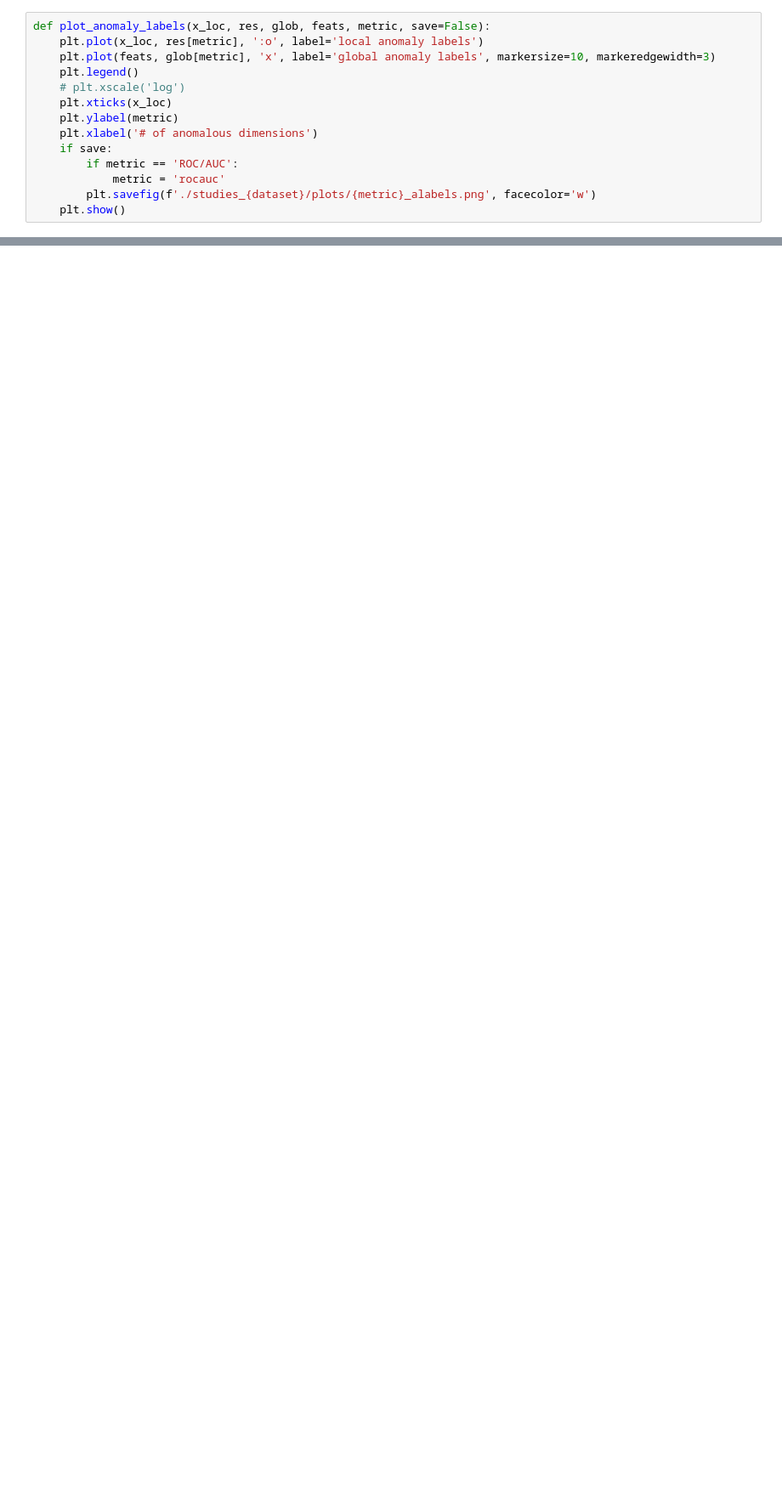
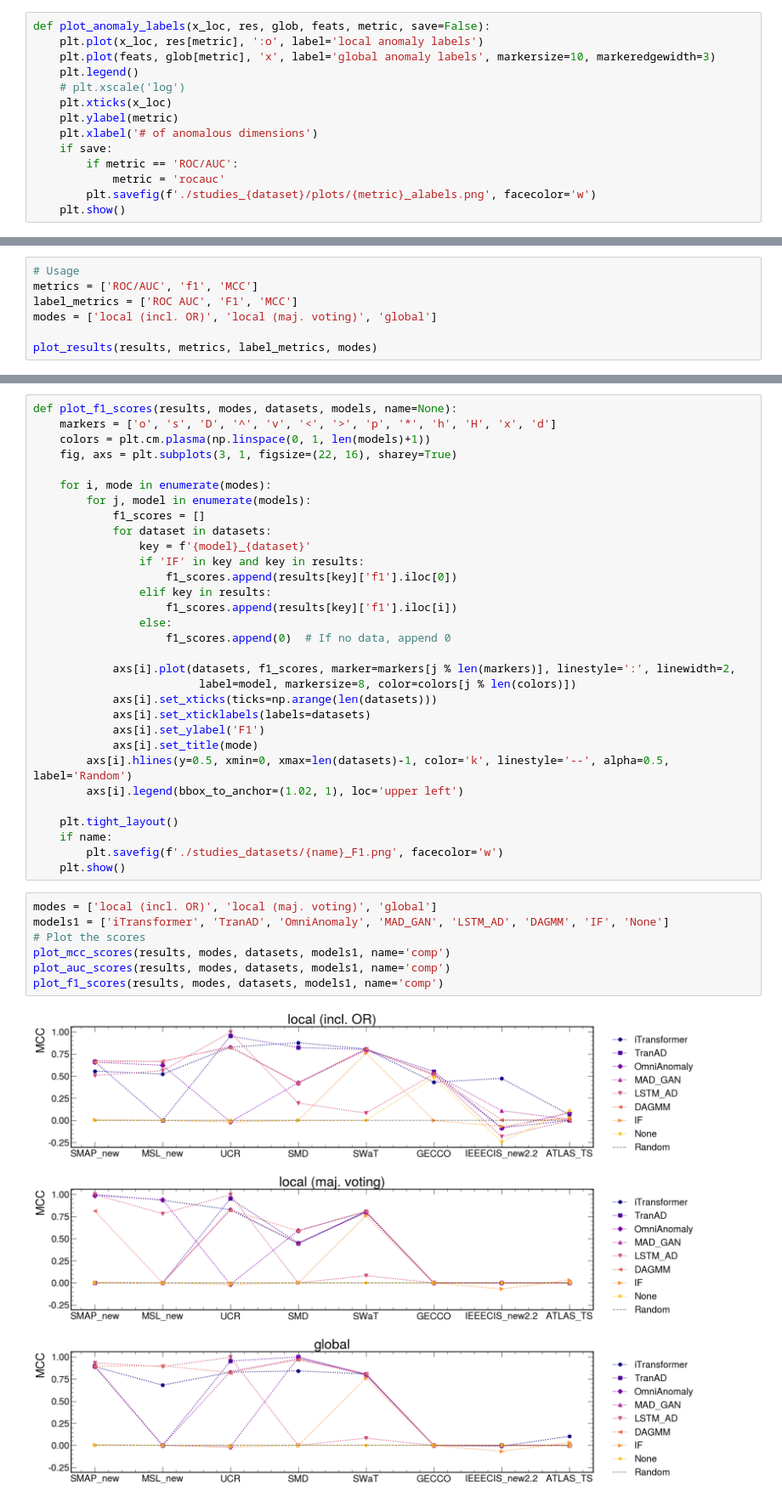
Before and after one commit to PedroKochinski/TSAD_from_laurab222, a Jupyter notebook: visualise.ipynb, the cells around one changed output, grey strips where cells are left out. Shown at 85% size. Saved outputs shown, nothing was run; the diff lists cells and outputs as text; blank space fills up the shorter version.

Commit message:
running on various data sets & models + plots

```diff
--- a/visualise.ipynb
+++ b/visualise.ipynb
@@ -1010,0 +1054,7 @@ plot_anomaly_labels(x_loc, res, glob, feats, 'MCC', save=s)
+# %%
+# Usage
+metrics = ['ROC/AUC', 'f1', 'MCC']
+label_metrics = ['ROC AUC', 'F1', 'MCC']
+modes = ['local (incl. OR)', 'local (maj. voting)', 'global']
+
+plot_results(results, metrics, label_metrics, modes)
@@ -1010,0 +1275,40 @@ plot_anomaly_labels(x_loc, res, glob, feats, 'MCC', save=s)
+# %%
+def plot_f1_scores(results, modes, datasets, models, name=None):
+    markers = ['o', 's', 'D', '^', 'v', '<', '>', 'p', '*', 'h', 'H', 'x', 'd']
+    colors = plt.cm.plasma(np.linspace(0, 1, len(models)+1))
+    fig, axs = plt.subplots(3, 1, figsize=(22, 16), sharey=True)
+
+    for i, mode in enumerate(modes):
+        for j, model in enumerate(models):
+            f1_scores = []
+            for dataset in datasets:
+                key = f'{model}_{dataset}'
+                if 'IF' in key and key in results:
+                    f1_scores.append(results[key]['f1'].iloc[0])
+                elif key in results:
+                    f1_scores.append(results[key]['f1'].iloc[i])
+                else:
+                    f1_scores.append(0)  # If no data, append 0
+
+            axs[i].plot(datasets, f1_scores, marker=markers[j % len(markers)], linestyle=':', linewidth=2,
+                         label=model, markersize=8, color=colors[j % len(colors)])
+            axs[i].set_xticks(ticks=np.arange(len(datasets)))
+            axs[i].set_xticklabels(labels=datasets)
+            axs[i].set_ylabel('F1')
+            axs[i].set_title(mode)
+        axs[i].hlines(y=0.5, xmin=0, xmax=len(datasets)-1, color='k', linestyle='--', alpha=0.5, label='Random')
+        axs[i].legend(bbox_to_anchor=(1.02, 1), loc='upper left')
+
+    plt.tight_layout()
+    if name:
+        plt.savefig(f'./studies_datasets/{name}_F1.png', facecolor='w')
+    plt.show()
+# %%
+modes = ['local (incl. OR)', 'local (maj. voting)', 'global']
+models1 = ['iTransformer', 'TranAD', 'OmniAnomaly', 'MAD_GAN', 'LSTM_AD', 'DAGMM', 'IF', 'None']
+# Plot the scores
+plot_mcc_scores(results, modes, datasets, models1, name='comp')
+plot_auc_scores(results, modes, datasets, models1, name='comp')
+plot_f1_scores(results, modes, datasets, models1, name='comp')
+# %% [output]
+[figure, added]
```
Also changed, not shown: parts of 20 cells of this notebook, 11 other files.
